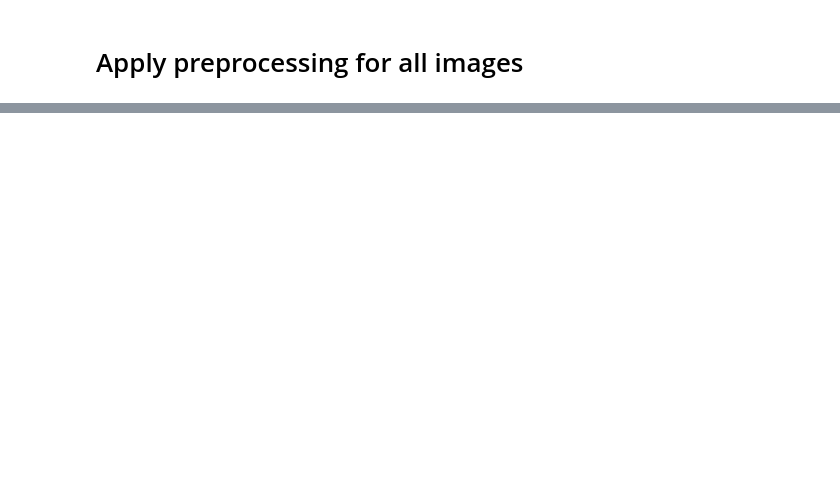
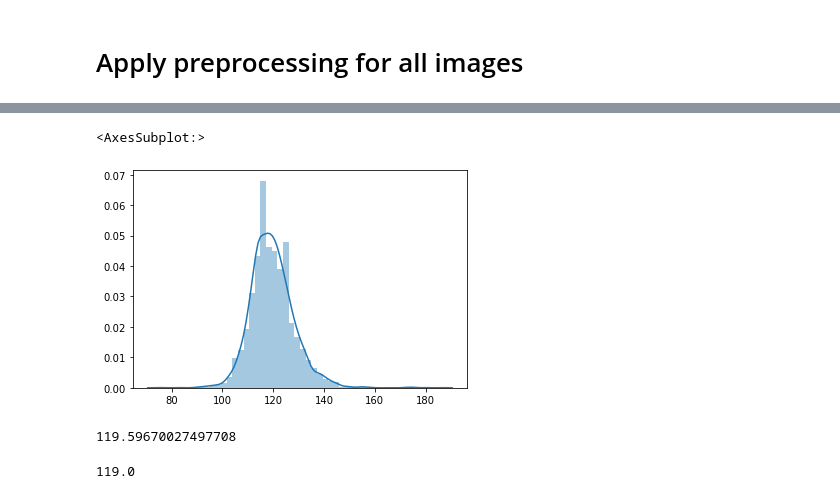
Before and after one commit to bkemmer/custom_cnn, a Jupyter notebook: notebooks/initialpreprocessing.ipynb, the cells around one changed output, grey strips where cells are left out. Saved outputs shown, nothing was run; the diff lists cells and outputs as text; code cells hidden in the pictures; blank space fills up the shorter version.

```diff
--- a/notebooks/initialpreprocessing.ipynb
+++ b/notebooks/initialpreprocessing.ipynb
@@ -336,9 +338,36 @@ def preprocessing(path_image, path_to_save, dim=(100, 100)):
     original_image = open_img(path_image, color=0)
     grayscale_image = original_image.copy()
     detected_faces = face_cascade.detectMultiScale(grayscale_image)
-    cropped_image = crop_biggest_area(original_image, detected_faces)
+    cropped_image, _ = crop_biggest_area(original_image, detected_faces)
     resized = cv2.resize(cropped_image, dim, interpolation = cv2.INTER_AREA)
     save_img(path_img=path_to_save, img=resized)
 # %%
 _ = df_train.apply(lambda x: preprocessing(path_image=x['path_pair_id_1'], path_to_save=x['path_pair_id_1_cropped']), axis=1)
 _ = df_train.apply(lambda x: preprocessing(path_image=x['path_pair_id_2'], path_to_save=x['path_pair_id_2_cropped']), axis=1)
+# %%
+def getHeights(path_image_list):
+    heights = []
+    for img_path in path_image_list:
+        original_image = open_img(img_path, color=0)
+        grayscale_image = original_image.copy()
+        detected_faces = face_cascade.detectMultiScale(grayscale_image)
+        _, biggest_face = crop_biggest_area(original_image, detected_faces)
+        if biggest_face is not None:
+            heights.append(biggest_face[-1])
+    return heights
+# %%
+all_training_paths = df_train['path_pair_id_1'].to_list() + df_train['path_pair_id_2'].to_list()
+heights = getHeights(all_training_paths)
+# %%
+sns.distplot(heights)
+# %% [output]
+<AxesSubplot:>
+[figure, added]
+# %%
+np.mean(heights)
+# %% [output]
+119.59670027497708
+# %%
+np.median(heights)
+# %% [output]
+119.0
```
Also changed, not shown: parts of 9 cells of this notebook.
